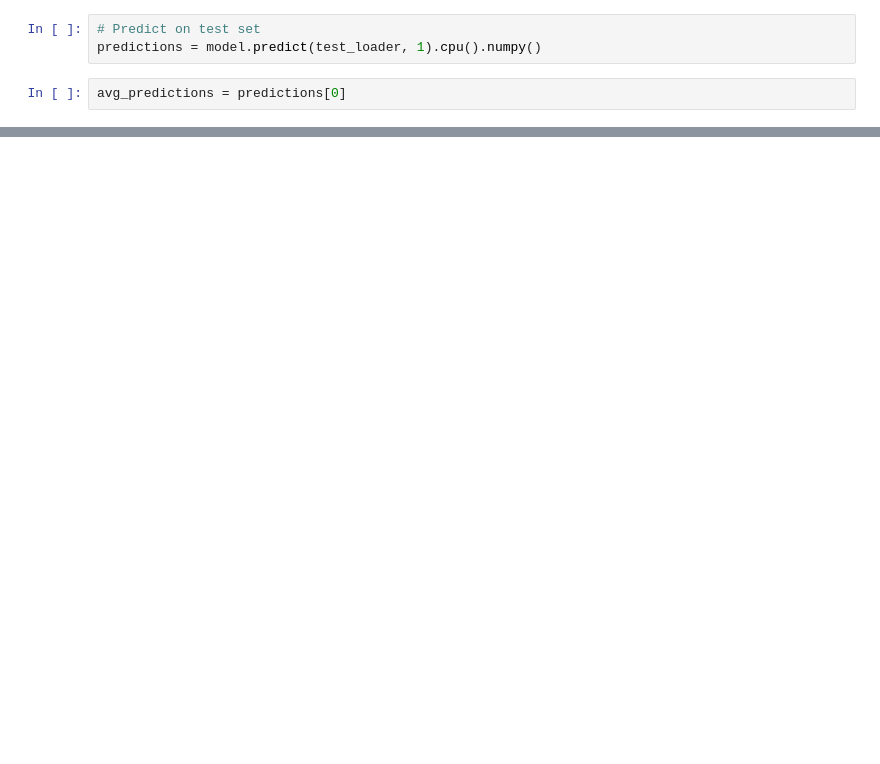
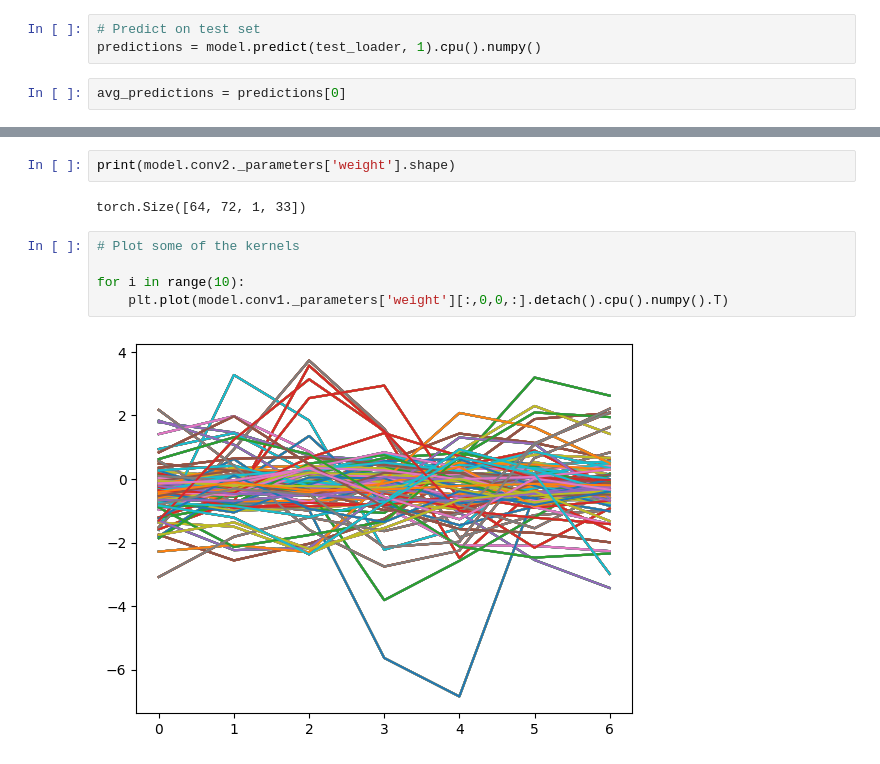
Before and after one commit to EricMullerAU/BayesHI, a Jupyter notebook: NewPETesting.ipynb, the cells around one changed output, grey strips where cells are left out. Cells and saved outputs as stored; diff of their text form; blank space fills up the shorter version.

```diff
--- a/NewPETesting.ipynb
+++ b/NewPETesting.ipynb
@@ -122,0 +82,11 @@ plt.plot([1,3],[1,3],'k--')
+# %%
+print(model.conv2._parameters['weight'].shape)
+# %% [output]
+torch.Size([64, 72, 1, 33])
+# %%
+# Plot some of the kernels
+
+for i in range(10):
+    plt.plot(model.conv1._parameters['weight'][:,0,0,:].detach().cpu().numpy().T)
+# %% [output]
+[figure, added]
```
Also changed, not shown: parts of 20 cells of this notebook, 6 other files.
